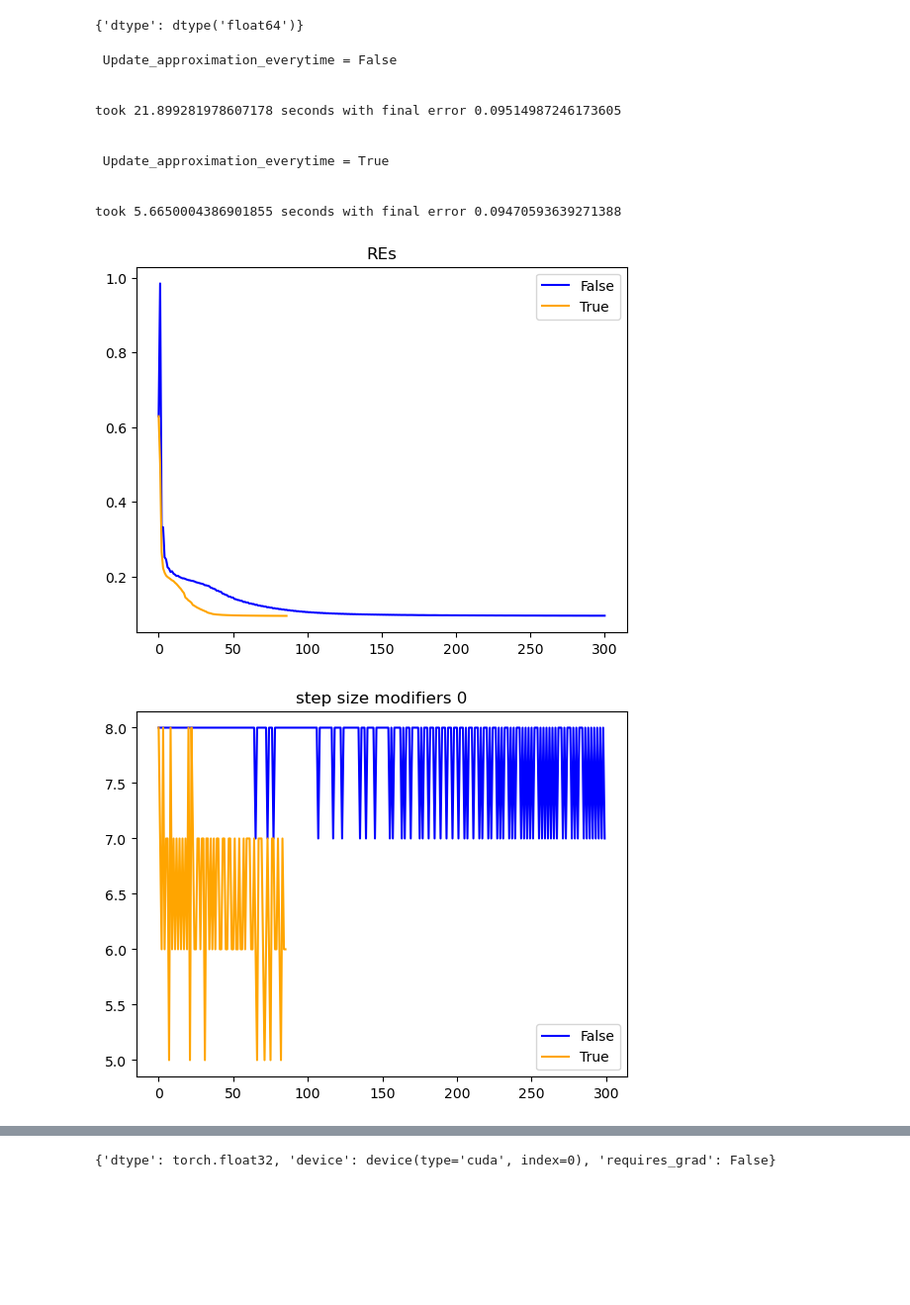
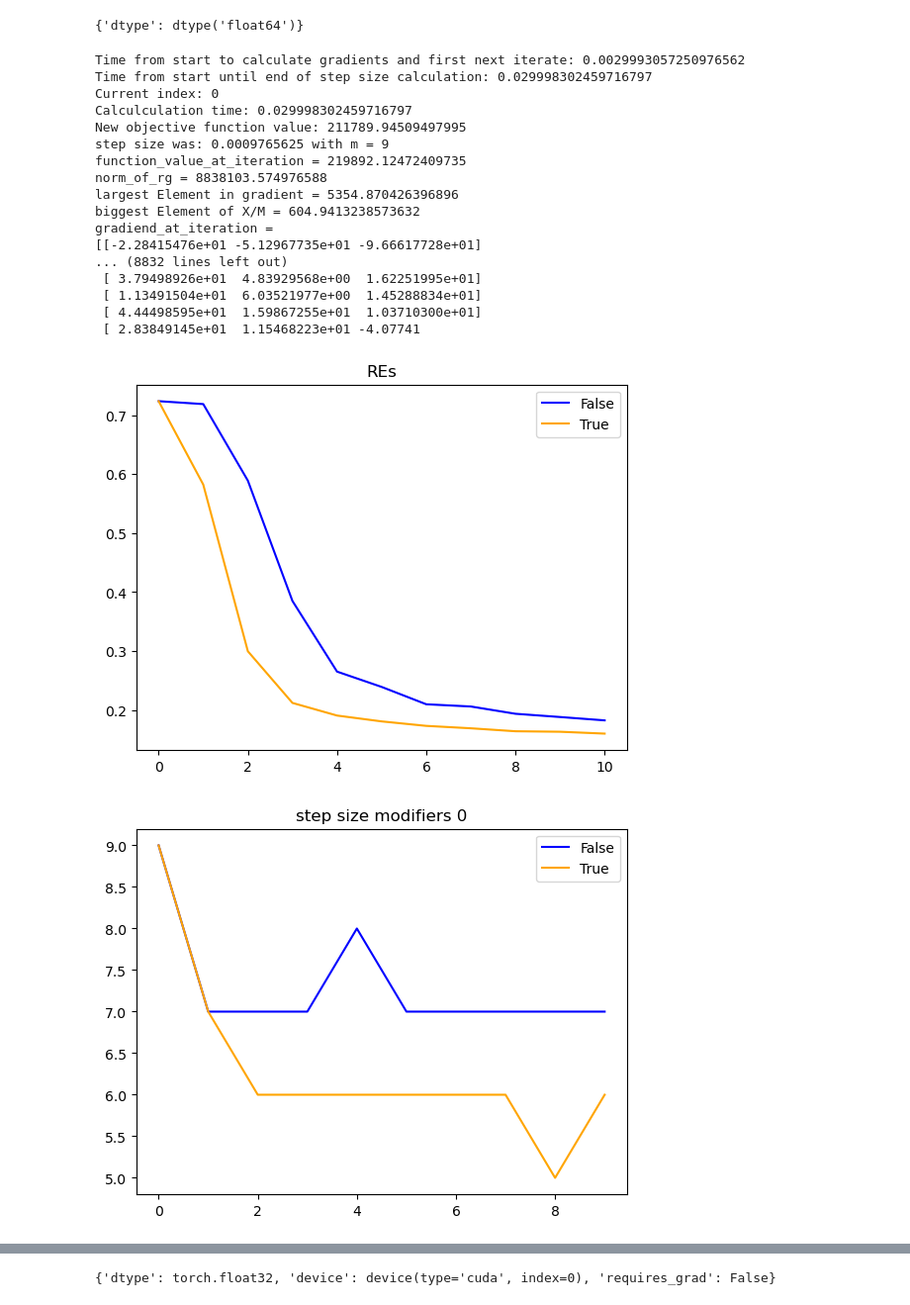
Before and after one commit to IntegrierBar/GeometricTensorFactorization, a Jupyter notebook: Masterarbeit.ipynb, the cells around one changed output, grey strips where cells are left out. Shown at 99% size. Drawn from its saved outputs; the diff is of its cells as text; code cells hidden in the pictures; blank space fills up the shorter version.

Commit message:
more testing
Done more testing to determine where performance can be improved:
Biggest problem is calculating f for step size calculation

```diff
--- a/Masterarbeit.ipynb
+++ b/Masterarbeit.ipynb
@@ -56,10 +56,10 @@ print(tl.context(tensor))
 {'dtype': dtype('float64')}
 # %%
 # first lets compare update_approximation_everytime
-dimension = (200, 200, 3)
+dimension = (300, 300, 3)
 F = 3
-max_iter = 300
-verbose = False
+max_iter = 10
+verbose = True
 
 tensor = random_cp_with_noise(dimension, F)
 # create initial data for both
@@ -68,42 +68,49 @@ initial_A_ns = create_initial_data(tensor, F)
 # Without update_approximation_everytime
 start = time.time()
 _, RE_false, approx_false, step_size_modifiers_false = tensor_factorization_cp_poisson(tensor, F, max_iter=max_iter, detailed=True, verbose=verbose, update_approximation_everytime=False, initial_A_ns=initial_A_ns)
 end = time.time()
 time_false = end - start
 print("\n \n Update_approximation_everytime = False \n \n")
 print("took " + str(time_false) + " seconds with final error " + str(RE_false[-1]))
 
 # with update_approximation_everytime
 start = time.time()
 _, RE_true, approx_true, step_size_modifiers_true = tensor_factorization_cp_poisson(tensor, F, max_iter=max_iter, detailed=True, verbose=verbose, update_approximation_everytime=True, initial_A_ns=initial_A_ns)
 end = time.time()
 time_true = end - start
 print("\n \n Update_approximation_everytime = True \n \n")
 print("took " + str(time_true) + " seconds with final error " + str(RE_true[-1]))
 
 
 plt.plot(RE_false, label="False", color="blue")
 plt.plot(RE_true, label="True", color="orange")
 plt.title("REs")
 plt.legend()
 plt.show()
 
 for n in range(F):
     plt.plot(step_size_modifiers_false[n], label="False", color="blue")
     plt.plot(step_size_modifiers_true[n], label="True", color="orange")
     plt.title("step size modifiers " + str(n))
     plt.legend()
     plt.show()
 # %% [output]
- Update_approximation_everytime = False
-
-
-took 21.899281978607178 seconds with final error 0.09514987246173605
-
-
- Update_approximation_everytime = True
-
-
-took 5.6650004386901855 seconds with final error 0.09470593639271388
+Time from start to calculate gradients and first next iterate: 0.0029993057250976562
+Time from start until end of step size calculation: 0.029998302459716797
+Current index: 0
+Calculculation time: 0.029998302459716797
+New objective function value: 211789.94509497995
+step size was: 0.0009765625 with m = 9
+function_value_at_iteration = 219892.12472409735
+norm_of_rg = 8838103.574976588
+largest Element in gradient = 5354.870426396896
+biggest Element of X/M = 604.9413238573632
+gradiend_at_iteration =
+[[-2.28415476e+01 -5.12967735e+01 -9.66617728e+01]
+... (8832 lines left out)
+ [ 3.79498926e+01  4.83929568e+00  1.62251995e+01]
+ [ 1.13491504e+01  6.03521977e+00  1.45288834e+01]
+ [ 4.44498595e+01  1.59867255e+01  1.03710300e+01]
+ [ 2.83849145e+01  1.15468223e+01 -4.07741
-[figure, old version]
+[figure, new version]
-[figure, old version]
+[figure, new version]
```
Also changed, not shown: parts of 2 cells of this notebook, 1 other file.
